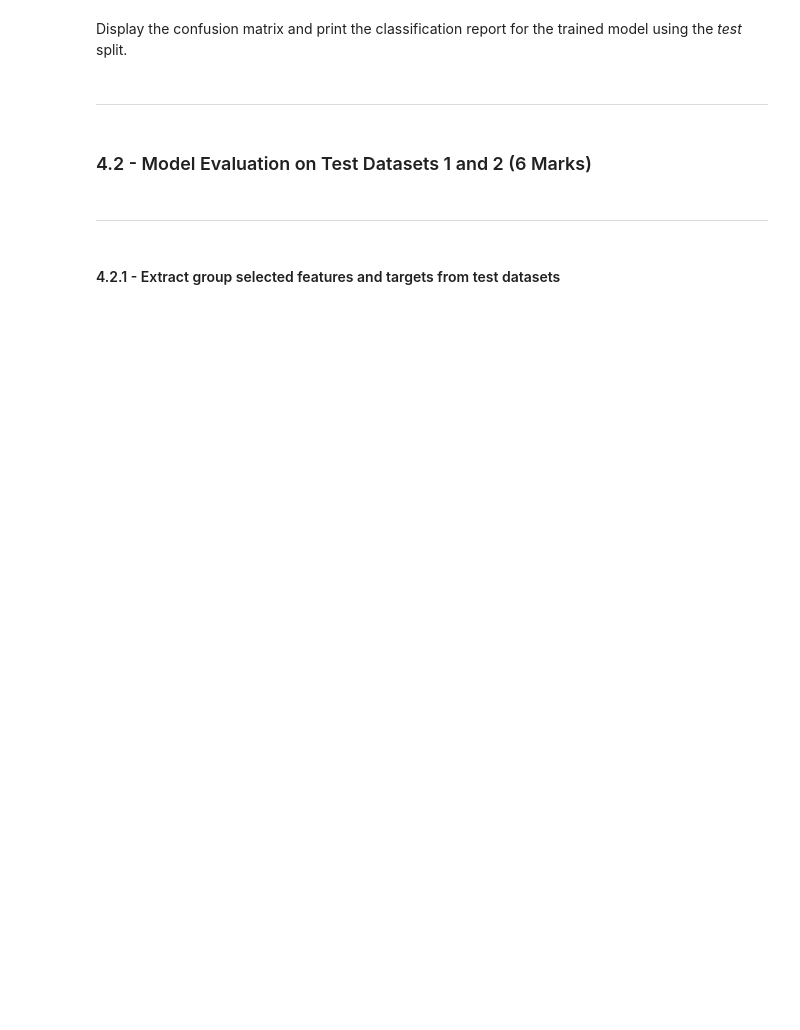
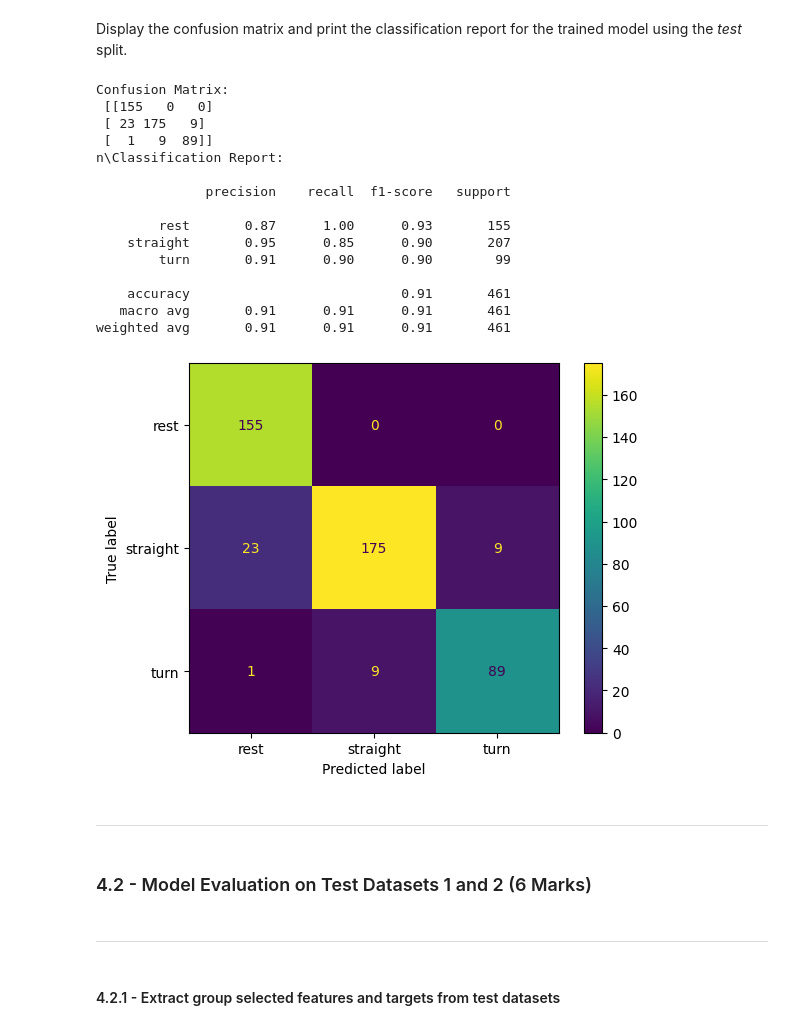
Before and after one commit to Urusha-Bajracharya3950/engg680_2024_fall, a Jupyter notebook: Lab_assignment4/Assignment 4.ipynb, the cells around one changed output. Saved outputs shown, nothing was run; the diff lists cells and outputs as text; code cells hidden in the pictures; blank space fills up the shorter version.

```diff
--- a/Lab_assignment4/Assignment 4.ipynb
+++ b/Lab_assignment4/Assignment 4.ipynb
@@ -1160,4 +1160,5 @@ X.head(2)
 | 1 | 2.242613e-09 | 0.000103 | -0.001752 | 0.000615 | -0.001943 |
 # %%
 # TODO - Load motion_state column (target vector) into y
-# y =
+y = cv_set['motion_state']
+y.head()
@@ -1177,6 +1194,10 @@ In the `Pipeline` add an entry *'pca'* to apply `PCA`.
 
 # TODO - Initiate the pipeline
 # (1 marks)
-# pipe =
+pipe = Pipeline(steps=[
+    ('scaler', StandardScaler()),
+    ('pca', PCA()),
+    ('classifier', SVC())
+])
 # %% [markdown]
 Similar to previous sections, define the grid search configuration (*param_grid*). Add *n_components* hyper parameter tuning for PCA, and search over the values `n_components=[4,7,11,14,16]`.
@@ -1187,5 +1204,30 @@ Similar to previous sections, define the grid search configuration (*param_grid*
+# %%
+# TODO - Define the parameter grid for your model
+# (3 marks)
+max_n_components = min(X_train.shape[0], X_train.shape[1])
+param_grid = {
+    'pca__n_components': [n for n in [4, 7, 11, 14, 16] if n <= max_n_components],
+    'classifier__C': [0.01, 0.1, 1, 10, 100],
+    'classifier__gamma': [0.001, 0.01, 0.1, 1],
+    'classifier__kernel': ['rbf']
+}
 # %%
 # Perform the grid search to train model and tune hyper parameters
-grid = GridSearchCV(pipe, param_grid, cv=5, scoring='accuracy', return_train_score=True)
+
+from sklearn.model_selection import GridSearchCV
+
+grid = GridSearchCV(
+    estimator=pipe,  # Pipeline object
+    param_grid=param_grid,
+    cv=5,  # 5-fold cross-validation
+    scoring='accuracy',
+    return_train_score=True
+)
+
+# Fit the GridSearchCV
 grid.fit(X_train, y_train)
+
+# Print the best parameters and the corresponding accuracy
+print("Best parameters found:", grid.best_params_)
+print("Best cross-validation accuracy:", grid.best_score_)
 # %% [output]
@@ -1217,6 +1262,30 @@ Print the results from the grid search. The following outputs must be printed.
 Display the confusion matrix and print the classification report for the trained model using the *test* split.
 # %%
 # TODO - Display confusion matrix and print classification report
+# %%
+y_pred = grid.predict(X_test)
+conf_matrix = confusion_matrix(y_test, y_pred)
+print("\nConfusion Matrix:\n", conf_matrix)
+ConfusionMatrixDisplay(confusion_matrix=conf_matrix, display_labels=grid.classes_).plot()
+print("n\Classification Report:\n")
+print(classification_report(y_test, y_pred))
+# %% [output]
+Confusion Matrix:
+ [[155   0   0]
+ [ 23 175   9]
+ [  1   9  89]]
+n\Classification Report:
+
+              precision    recall  f1-score   support
+
+        rest       0.87      1.00      0.93       155
+    straight       0.95      0.85      0.90       207
+        turn       0.91      0.90      0.90        99
+
+    accuracy                           0.91       461
+   macro avg       0.91      0.91      0.91       461
+weighted avg       0.91      0.91      0.91       461
+[figure, added]
 # %% [markdown]
 ___
 # %% [markdown]
```
Also changed, not shown: parts of 14 cells of this notebook.
